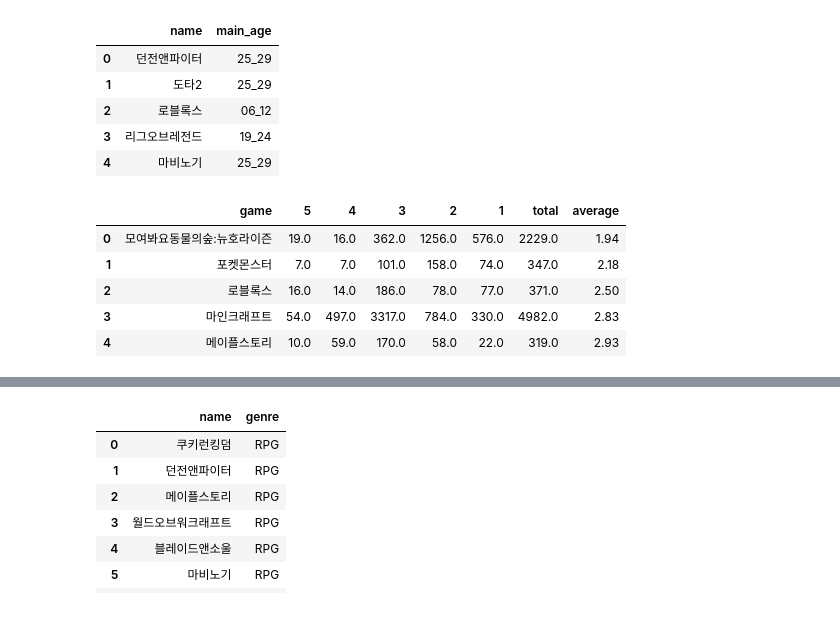
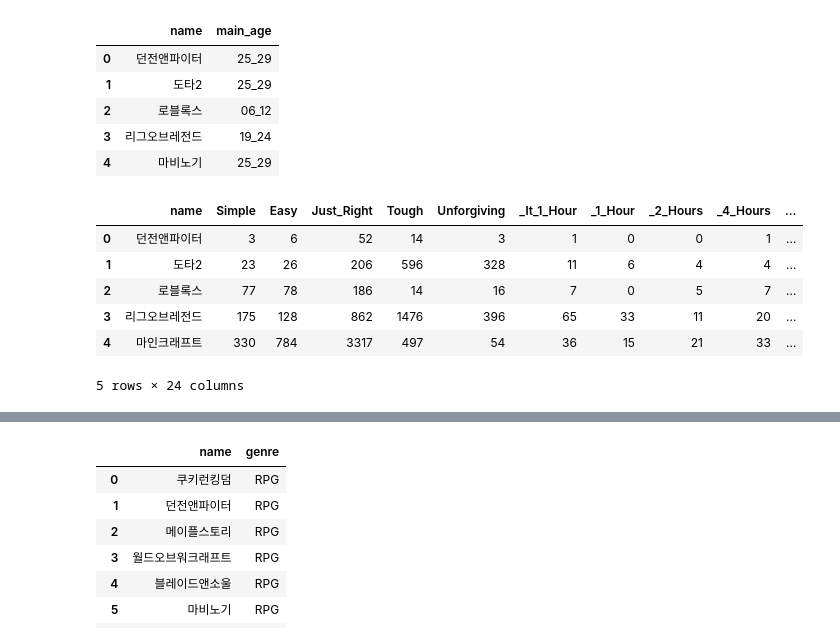
Before and after one commit to vhf1030/wanted-potenup, a Jupyter notebook: project_insight/game_data_integrate.ipynb, the cells around one changed output, grey strips where cells are left out. Cells and saved outputs as stored; diff of their text form; code cells hidden in the pictures.

Commit message:
Add game stats games

```diff
--- a/project_insight/game_data_integrate.ipynb
+++ b/project_insight/game_data_integrate.ipynb
@@ -19,15 +19,16 @@ df_mainage.head()
 | 3 | 리그오브레전드 | 19_24 |
 | 4 | 마비노기 | 25_29 |
 # %%
-df_difficulty = pd.read_csv(data_path + "game_difficulty.csv")
-df_difficulty.head()
+df_stats = pd.read_csv(data_path + "game_stats.csv")
+df_stats.head()
 # %% [output]
-|  | game | 5 | 4 | 3 | 2 | 1 | total | average |
-| 0 | 모여봐요동물의숲:뉴호라이즌 | 19.0 | 16.0 | 362.0 | 1256.0 | 576.0 | 2229.0 | 1.94 |
-| 1 | 포켓몬스터 | 7.0 | 7.0 | 101.0 | 158.0 | 74.0 | 347.0 | 2.18 |
-| 2 | 로블록스 | 16.0 | 14.0 | 186.0 | 78.0 | 77.0 | 371.0 | 2.50 |
-| 3 | 마인크래프트 | 54.0 | 497.0 | 3317.0 | 784.0 | 330.0 | 4982.0 | 2.83 |
-| 4 | 메이플스토리 | 10.0 | 59.0 | 170.0 | 58.0 | 22.0 | 319.0 | 2.93 |
+|  | name | Simple | Easy | Just_Right | Tough | Unforgiving | _lt_1_Hour | _1_Hour | _2_Hours | _4_Hours | ... |
+| 0 | 던전앤파이터 | 3 | 6 | 52 | 14 | 3 | 1 | 0 | 0 | 1 | ... |
+| 1 | 도타2 | 23 | 26 | 206 | 596 | 328 | 11 | 6 | 4 | 4 | ... |
+| 2 | 로블록스 | 77 | 78 | 186 | 14 | 16 | 7 | 0 | 5 | 7 | ... |
+| 3 | 리그오브레전드 | 175 | 128 | 862 | 1476 | 396 | 65 | 33 | 11 | 20 | ... |
+| 4 | 마인크래프트 | 330 | 784 | 3317 | 497 | 54 | 36 | 15 | 21 | 33 | ... |
+5 rows × 24 columns
 # %%
 df_reviews = pd.read_csv(data_path + "game_reviews.csv")
 df_reviews.head()
```
Also changed, not shown: parts of 3 cells of this notebook, 2 other files.
